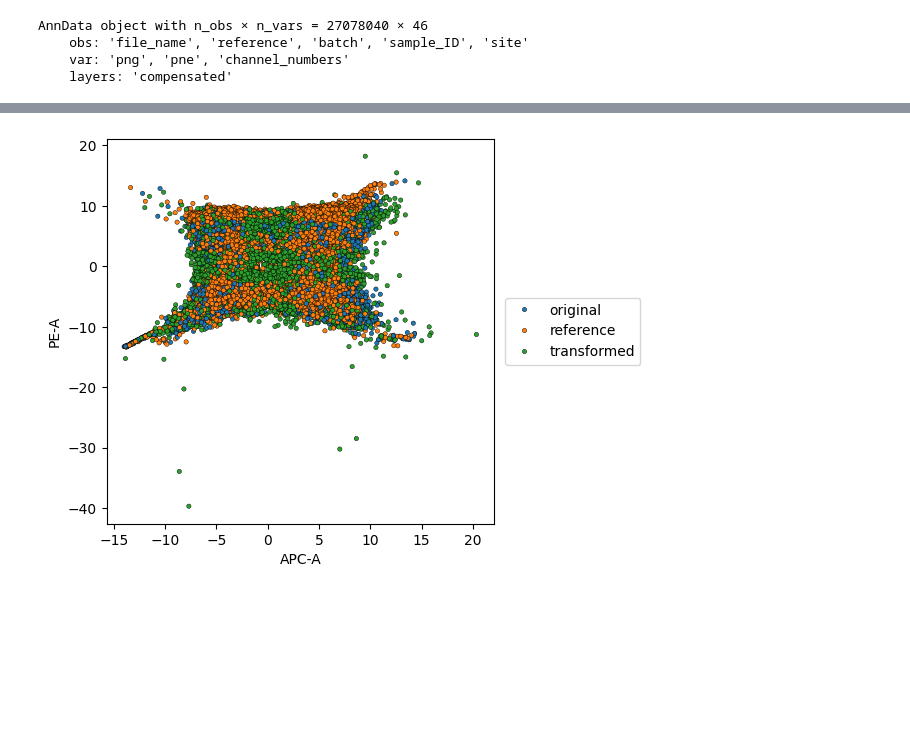
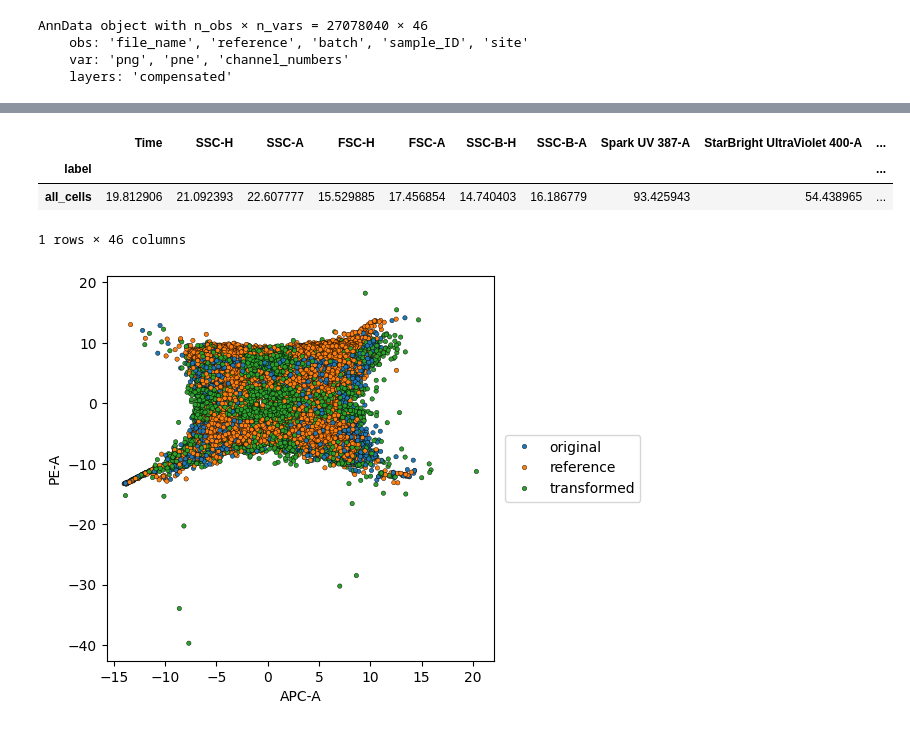
Before and after one commit to happyhypocrite/Gearbox, a Jupyter notebook: cytonorm/anndata_version.ipynb, the cells around one changed output, grey strips where cells are left out. Drawn from its saved outputs; the diff is of its cells as text; code cells hidden in the pictures; blank space fills up the shorter version.

```diff
--- a/cytonorm/anndata_version.ipynb
+++ b/cytonorm/anndata_version.ipynb
@@ -252,0 +237,7 @@ cnp.emd_from_anndata(dataset, dataset.obs['file_name'], dataset.var['pne'], data
+# %%
+cnp.emd_from_anndata(dataset, fcs_files, None, 'normalized', transformer=t)
+# %% [output]
+|  | Time | SSC-H | SSC-A | FSC-H | FSC-A | SSC-B-H | SSC-B-A | Spark UV 387-A | StarBright UltraViolet 400-A | ... |
+| label |  |  |  |  |  |  |  |  |  | ... |
+| all_cells | 19.812906 | 21.092393 | 22.607777 | 15.529885 | 17.456854 | 14.740403 | 16.186779 | 93.425943 | 54.438965 | ... |
+1 rows × 46 columns
```
Also changed, not shown: parts of 7 cells of this notebook, 2 other files.
